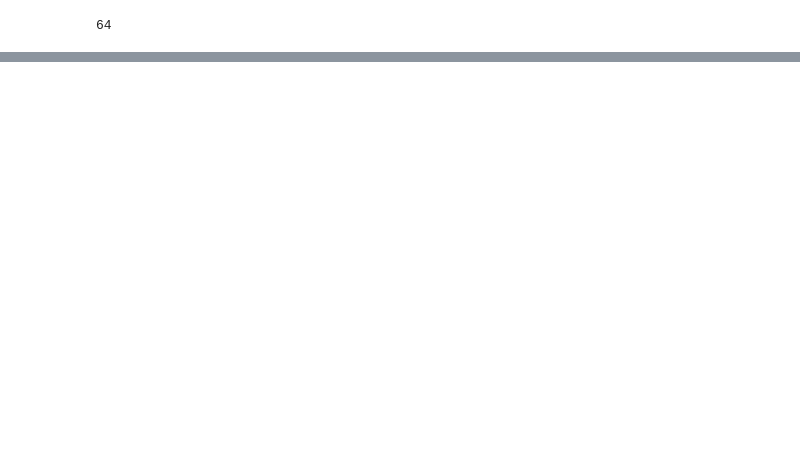
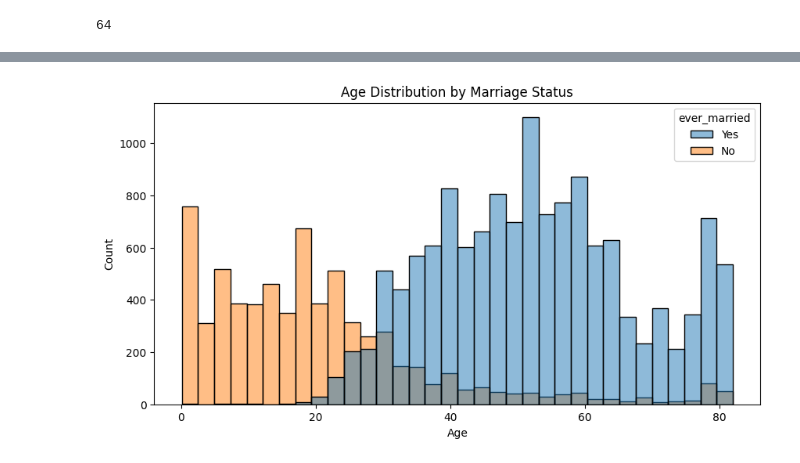
Before and after one commit to bugraaldal/ain2002-stroke-prediction, a Jupyter notebook: EDA.ipynb, the cells around one changed output, grey strips where cells are left out. Cells and saved outputs as stored; diff of their text form; code cells hidden in the pictures; blank space fills up the shorter version.

```diff
--- a/EDA.ipynb
+++ b/EDA.ipynb
@@ -248,0 +329,8 @@ df.loc[df["work_type"]=="Never_worked"].shape[0]
+# %%
+plt.figure(figsize=(10,5))
+ax = sns.histplot(data=df, x="age", hue="ever_married")
+ax.set_title("Age Distribution by Marriage Status")
+ax.set_xlabel("Age")
+plt.show()
+# %% [output]
+[figure, added]
```
Also changed, not shown: parts of 29 cells of this notebook.
